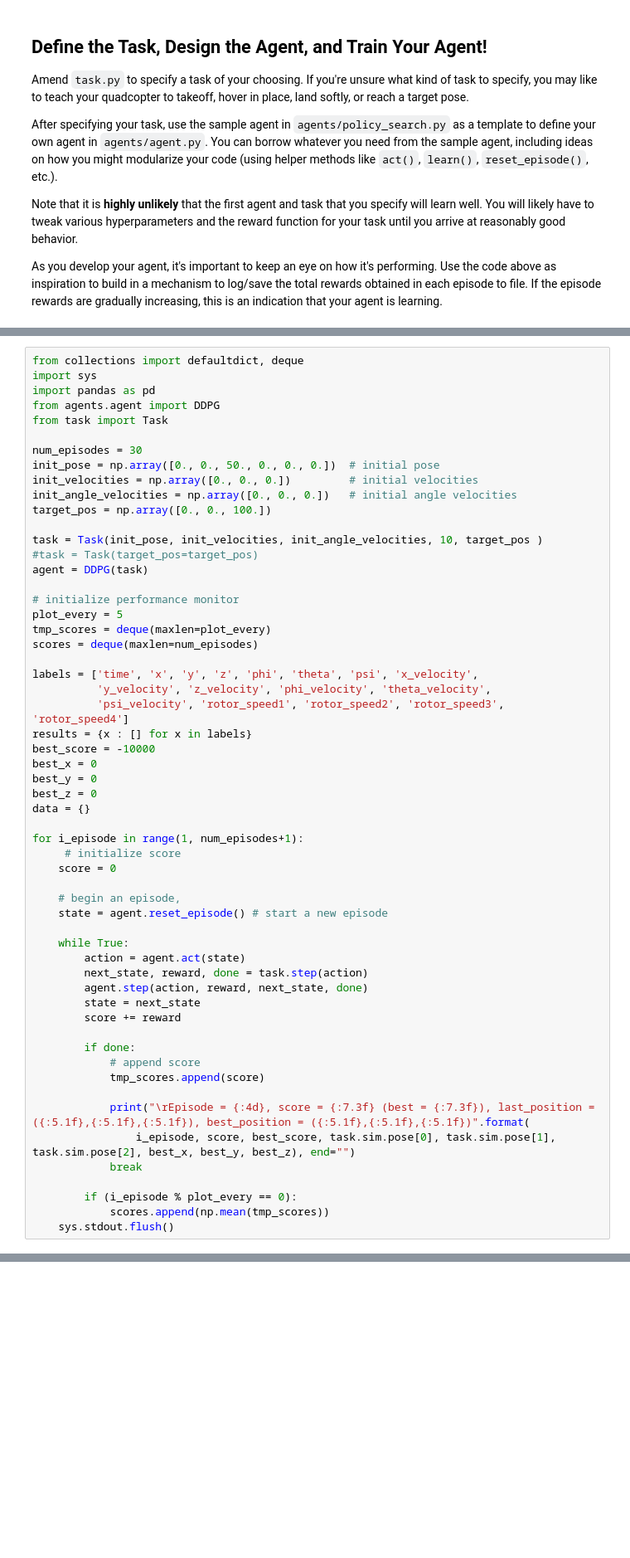
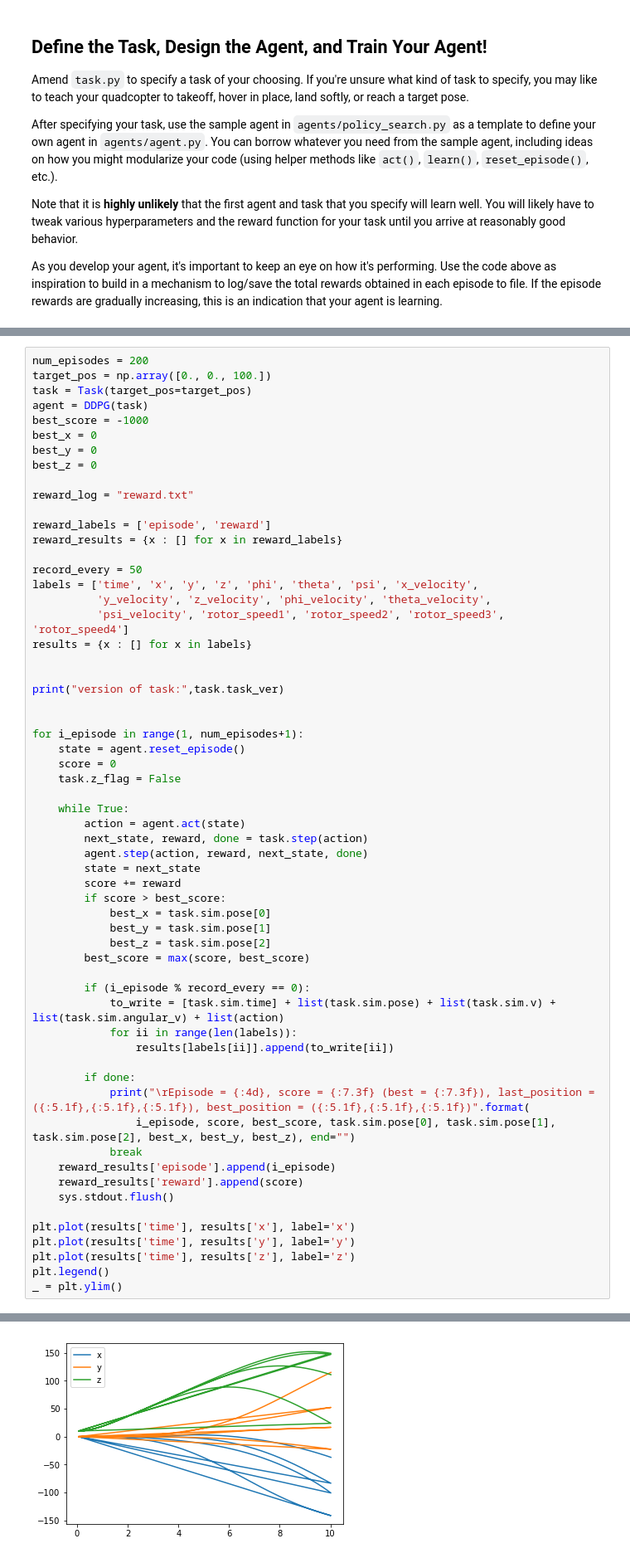
Before and after one commit to KaoruOta/RL-Quadcopter-2, a Jupyter notebook: Quadcopter_Project.ipynb, the cells around one changed output, grey strips where cells are left out. Shown: that part at 83% size. Drawn from its saved outputs; the diff is of its cells as text; blank space fills up the shorter version.

```diff
--- a/Quadcopter_Project.ipynb
+++ b/Quadcopter_Project.ipynb
@@ -214,41 +226,32 @@ As you develop your agent, it's important to keep an eye on how it's performing.
 # %%
-from collections import defaultdict, deque
-import sys
-import pandas as pd
-from agents.agent import DDPG
-from task import Task
+num_episodes = 200
+target_pos = np.array([0., 0., 100.])
+task = Task(target_pos=target_pos)
+agent = DDPG(task)
+best_score = -1000
+best_x = 0
+best_y = 0
+best_z = 0
 
-num_episodes = 30
-init_pose = np.array([0., 0., 50., 0., 0., 0.])  # initial pose
-init_velocities = np.array([0., 0., 0.])         # initial velocities
-init_angle_velocities = np.array([0., 0., 0.])   # initial angle velocities
-target_pos = np.array([0., 0., 100.])
+reward_log = "reward.txt"
 
-task = Task(init_pose, init_velocities, init_angle_velocities, 10, target_pos )
-#task = Task(target_pos=target_pos)
-agent = DDPG(task)
+reward_labels = ['episode', 'reward']
+reward_results = {x : [] for x in reward_labels}
 
-# initialize performance monitor
-plot_every = 5
-tmp_scores = deque(maxlen=plot_every)
-scores = deque(maxlen=num_episodes)
-
+record_every = 50
 labels = ['time', 'x', 'y', 'z', 'phi', 'theta', 'psi', 'x_velocity',
           'y_velocity', 'z_velocity', 'phi_velocity', 'theta_velocity',
           'psi_velocity', 'rotor_speed1', 'rotor_speed2', 'rotor_speed3', 'rotor_speed4']
 results = {x : [] for x in labels}
-best_score = -10000
-best_x = 0
-best_y = 0
-best_z = 0
-data = {}
+
+
+print("version of task:",task.task_ver)
+
 
 for i_episode in range(1, num_episodes+1):
-     # initialize score
+    state = agent.reset_episode()
     score = 0
-
-    # begin an episode,
-    state = agent.reset_episode() # start a new episode
+    task.z_flag = False
 
     while True:
         action = agent.act(state)
@@ -256,16 +259,28 @@ for i_episode in range(1, num_episodes+1):
         agent.step(action, reward, next_state, done)
         state = next_state
         score += reward
+        if score > best_score:
+            best_x = task.sim.pose[0]
+            best_y = task.sim.pose[1]
+            best_z = task.sim.pose[2]
+        best_score = max(score, best_score)
+
+        if (i_episode % record_every == 0):
+            to_write = [task.sim.time] + list(task.sim.pose) + list(task.sim.v) + list(task.sim.angular_v) + list(action)
+            for ii in range(len(labels)):
+                results[labels[ii]].append(to_write[ii])
 
         if done:
-            # append score
-            tmp_scores.append(score)
-
             print("\rEpisode = {:4d}, score = {:7.3f} (best = {:7.3f}), last_position = ({:5.1f},{:5.1f},{:5.1f}), best_position = ({:5.1f},{:5.1f},{:5.1f})".format(
                 i_episode, score, best_score, task.sim.pose[0], task.sim.pose[1], task.sim.pose[2], best_x, best_y, best_z), end="")
             break
+    reward_results['episode'].append(i_episode)
+    reward_results['reward'].append(score)
+    sys.stdout.flush()
 
-        if (i_episode % plot_every == 0):
-            scores.append(np.mean(tmp_scores))
-    sys.stdout.flush()
+plt.plot(results['time'], results['x'], label='x')
+plt.plot(results['time'], results['y'], label='y')
+plt.plot(results['time'], results['z'], label='z')
+plt.legend()
+_ = plt.ylim()
 # %% [output]
@@ -273,3 +289,4 @@ Episode =   30, score = -15625.057 (best = -41.986), last_position = (-15.7,-150
+[figure, added]
 # %% [markdown]
 ## Plot the Rewards
 
```
Also changed, not shown: parts of 19 cells of this notebook, 4 other files.
